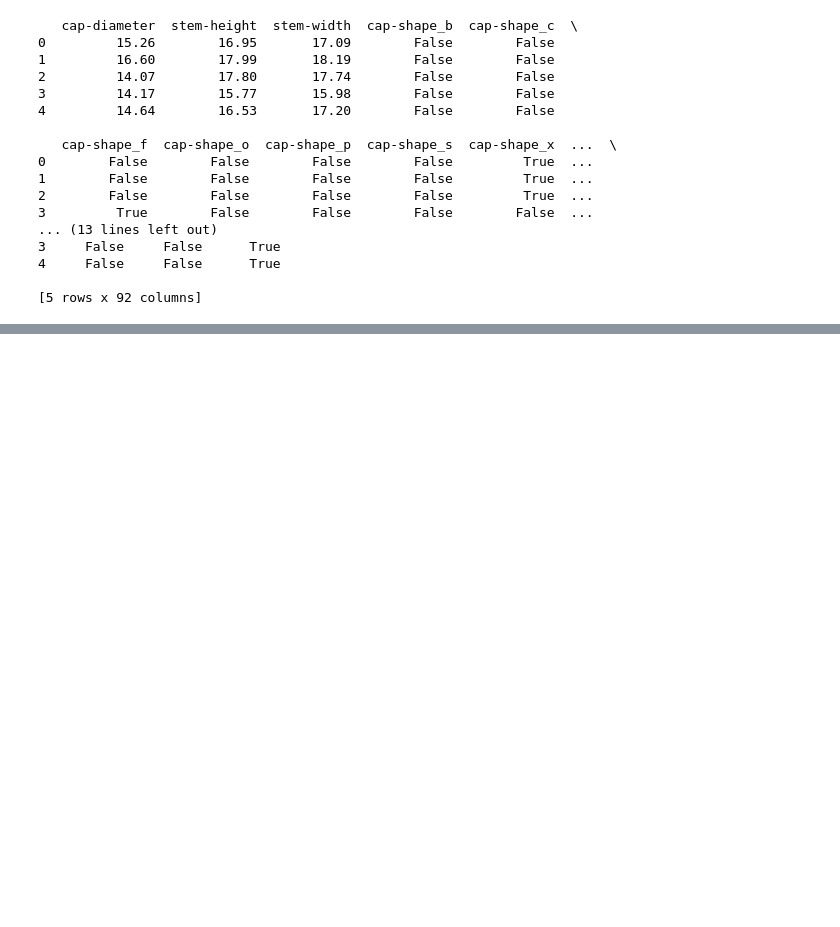
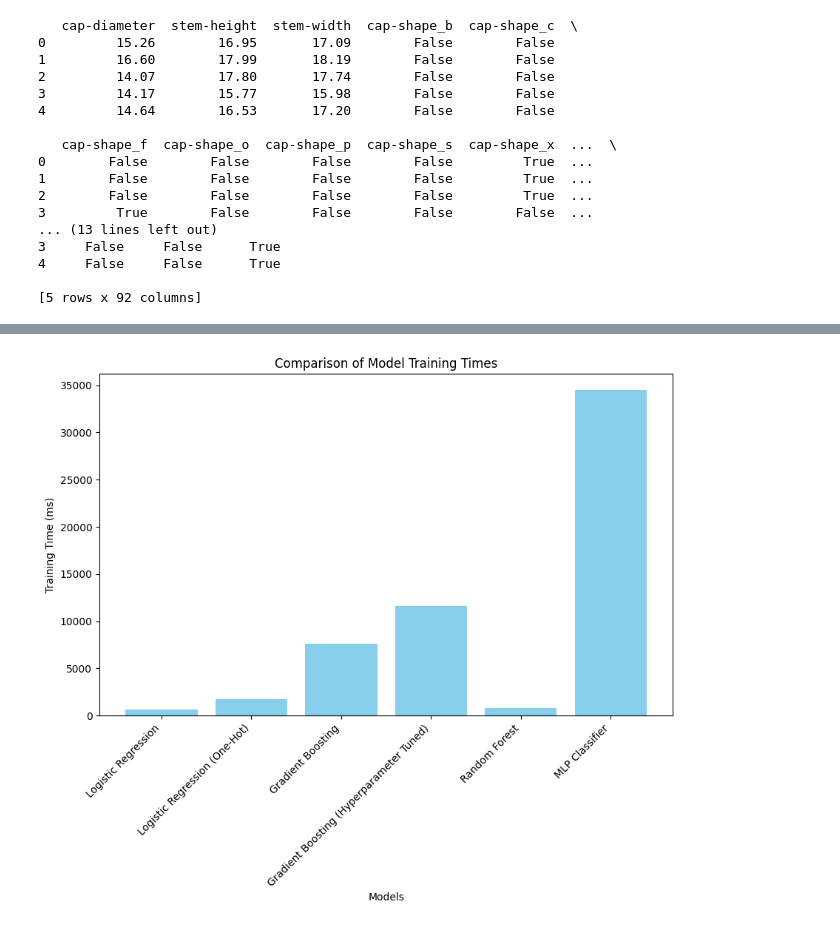
Before and after one commit to porterwilcox/supervised-learning, a Jupyter notebook: supervised-learning.ipynb, the cells around one changed output, grey strips where cells are left out. Drawn from its saved outputs; the diff is of its cells as text; code cells hidden in the pictures; blank space fills up the shorter version.

```diff
--- a/supervised-learning.ipynb
+++ b/supervised-learning.ipynb
@@ -589,0 +642,13 @@ weighted avg       1.00      1.00      1.00     15268
+# %%
+models = list(training_times.keys())
+times = list(training_times.values())
+
+plt.figure(figsize=(10, 6))
+plt.bar(models, times, color='skyblue')
+plt.xlabel("Models")
+plt.ylabel("Training Time (ms)")
+plt.title("Comparison of Model Training Times")
+plt.xticks(rotation=45, ha="right")
+plt.show()
+# %% [output]
+[figure, added]
```
Also changed, not shown: parts of 25 cells of this notebook.
